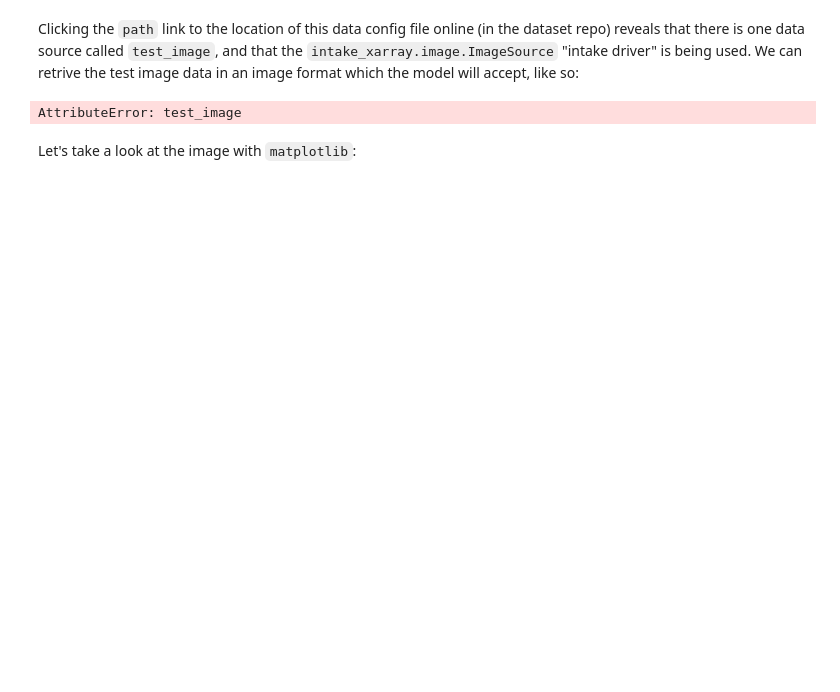
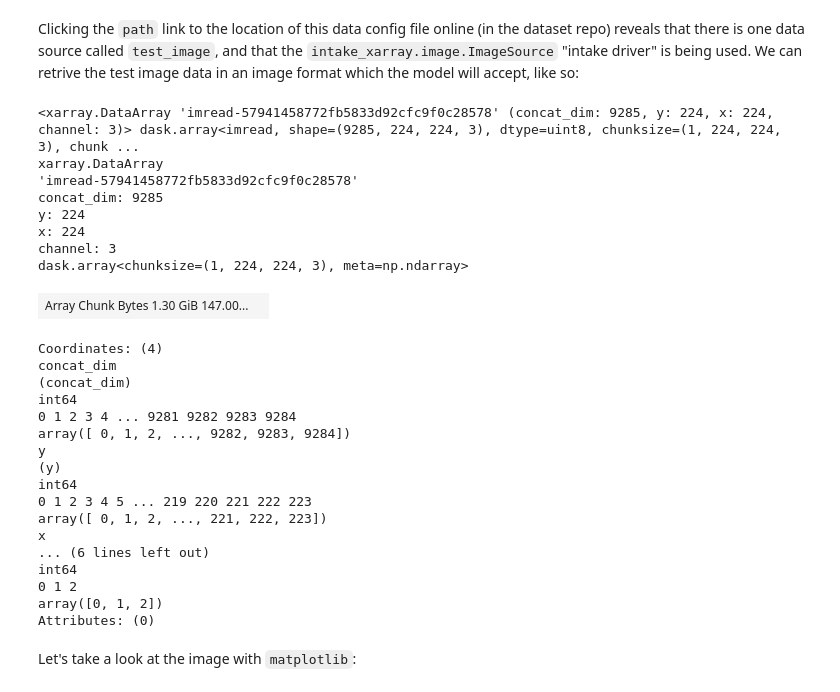
Before and after one commit to qnn122/scivision, a Jupyter notebook: butterfly_notebook.ipynb, the cells around one changed output. Saved outputs shown, nothing was run; the diff lists cells and outputs as text; code cells hidden in the pictures; blank space fills up the shorter version.

```diff
--- a/butterfly_notebook.ipynb
+++ b/butterfly_notebook.ipynb
@@ -88,10 +107,35 @@ data:
 # %% [markdown]
 Clicking the `path` link to the location of this data config file online (in the dataset repo) reveals that there is one data source called `test_image`, and that the `intake_xarray.image.ImageSource` "intake driver" is being used. We can retrive the test image data in an image format which the model will accept, like so:
 # %%
-test_image = data_config.test_image().to_dask() # The xarray.DataArray is one format accepted by the our models
+test_image = data_config.butterfly().to_dask() # The xarray.DataArray is one format accepted by the our models
 test_image
 # %% [output]
-AttributeError: test_image
+<xarray.DataArray 'imread-57941458772fb5833d92cfc9f0c28578' (concat_dim: 9285, y: 224, x: 224, channel: 3)> dask.array<imread, shape=(9285, 224, 224, 3), dtype=uint8, chunksize=(1, 224, 224, 3), chunk ...
+xarray.DataArray
+'imread-57941458772fb5833d92cfc9f0c28578'
+concat_dim: 9285
+y: 224
+x: 224
+channel: 3
+dask.array<chunksize=(1, 224, 224, 3), meta=np.ndarray>
+| Array Chunk Bytes 1.30 GiB 147.00... |  |
+Coordinates: (4)
+concat_dim
+(concat_dim)
+int64
+0 1 2 3 4 ... 9281 9282 9283 9284
+array([ 0, 1, 2, ..., 9282, 9283, 9284])
+y
+(y)
+int64
+0 1 2 3 4 5 ... 219 220 221 222 223
+array([ 0, 1, 2, ..., 221, 222, 223])
+x
+... (6 lines left out)
+int64
+0 1 2
+array([0, 1, 2])
+Attributes: (0)
 # %% [markdown]
 Let's take a look at the image with `matplotlib`:
 # %%
```
Also changed, not shown: parts of 9 cells of this notebook.
